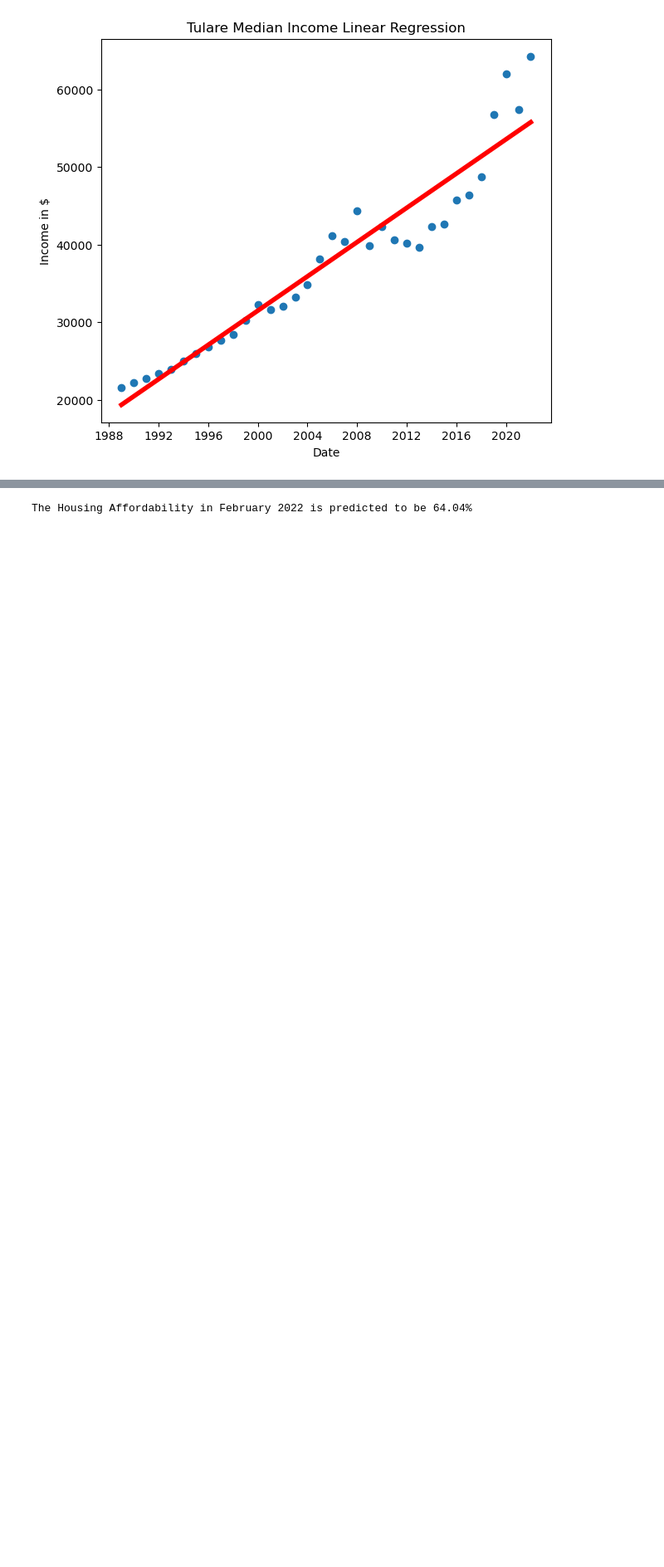
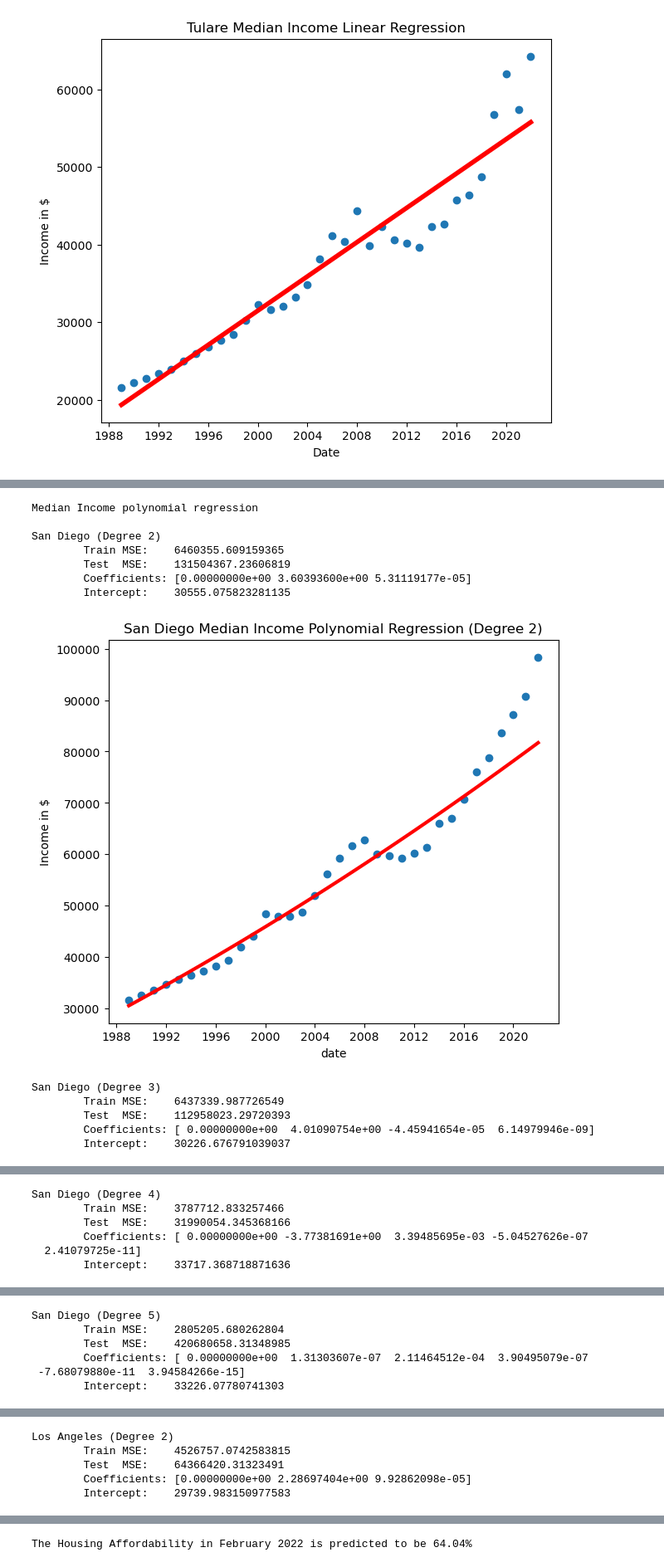
Before and after one commit to RamtinTJB/CSE151A-Project, a Jupyter notebook: notebook.ipynb, the cells around one changed output, grey strips where cells are left out. Shown at 83% size. Saved outputs shown, nothing was run; the diff lists cells and outputs as text; code cells hidden in the pictures; blank space fills up the shorter version.

```diff
--- a/notebook.ipynb
+++ b/notebook.ipynb
@@ -440,0 +523,47 @@ Tulare Median Income Linear Model:
+# %%
+# Median Income Polynomial Regression
+print("Median Income polynomial regression\n")
+
+for county in counties:
+    for deg in range(2, 6):
+        x = median_income_dict[county]['df']["DATE_ENC"].to_numpy().reshape(-1, 1)
+        y = median_income_dict[county]['df'][f'{county} Median Income']
+        polynomial_features = PolynomialFeatures(degree=deg)
+        x_poly = polynomial_features.fit_transform(x)
+        lin_reg = LinearRegression()
+
+        X_train, X_test, y_train, y_test = train_test_split(x_poly, y, test_size=0.1, random_state=42, shuffle=False)
+
+        lin_reg.fit(X_train, y_train)
+        y_train_pred = lin_reg.predict(X_train)
+        y_test_pred = lin_reg.predict(X_test)
+
+        print(f'{county} (Degree {deg})')
+        print(f'\tTrain MSE:    {mean_squared_error(y_train, y_train_pred)}')
+        print(f'\tTest  MSE:    {mean_squared_error(y_test, y_test_pred)}')
+        print(f'\tCoefficients: {lin_reg.coef_}')
+        print(f'\tIntercept:    {lin_reg.intercept_}')
+
+        yhat = lin_reg.predict(x_poly)
+
+        plt.scatter(median_income_dict[county]['df']["Dates"],
+                    median_income_dict[county]['df'][f'{county} Median Income'])
+        plt.plot(median_income_dict[county]['df']["Dates"], yhat, c='r', linewidth=3)
+        plt.title(f'{county} Median Income Polynomial Regression (Degree {deg})')
+        plt.xlabel('date')
+        plt.ylabel('Income in $')
+        plt.show()
+# %% [output]
+Median Income polynomial regression
+
+San Diego (Degree 2)
+        Train MSE:    6460355.609159365
+        Test  MSE:    131504367.23606819
+        Coefficients: [0.00000000e+00 3.60393600e+00 5.31119177e-05]
+        Intercept:    30555.075823281135
+[figure, added]
+San Diego (Degree 3)
+        Train MSE:    6437339.987726549
+        Test  MSE:    112958023.29720393
+        Coefficients: [ 0.00000000e+00  4.01090754e+00 -4.45941654e-05  6.14979946e-09]
+        Intercept:    30226.676791039037
@@ -440,0 +571,6 @@ Tulare Median Income Linear Model:
+San Diego (Degree 4)
+        Train MSE:    3787712.833257466
+        Test  MSE:    31990054.345368166
+        Coefficients: [ 0.00000000e+00 -3.77381691e+00  3.39485695e-03 -5.04527626e-07
+  2.41079725e-11]
+        Intercept:    33717.368718871636
@@ -440,0 +578,6 @@ Tulare Median Income Linear Model:
+San Diego (Degree 5)
+        Train MSE:    2805205.680262804
+        Test  MSE:    420680658.31348985
+        Coefficients: [ 0.00000000e+00  1.31303607e-07  2.11464512e-04  3.90495079e-07
+ -7.68079880e-11  3.94584266e-15]
+        Intercept:    33226.07780741303
@@ -440,0 +585,5 @@ Tulare Median Income Linear Model:
+Los Angeles (Degree 2)
+        Train MSE:    4526757.0742583815
+        Test  MSE:    64366420.31323491
+        Coefficients: [0.00000000e+00 2.28697404e+00 9.92862098e-05]
+        Intercept:    29739.983150977583
```
Also changed, not shown: parts of 7 cells of this notebook.
